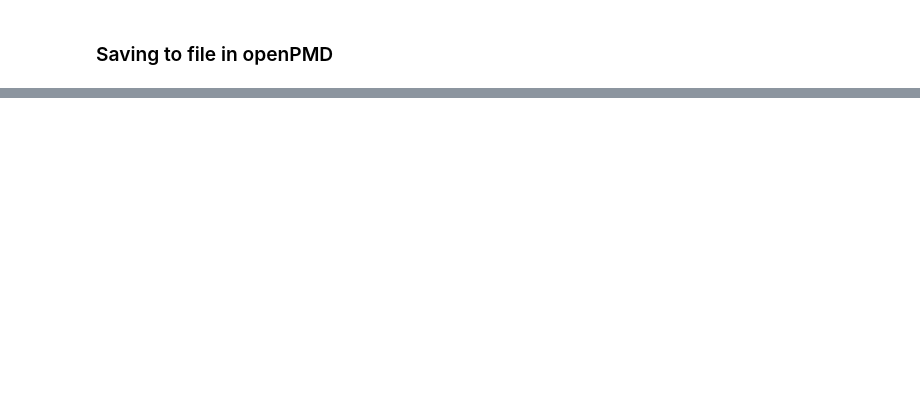
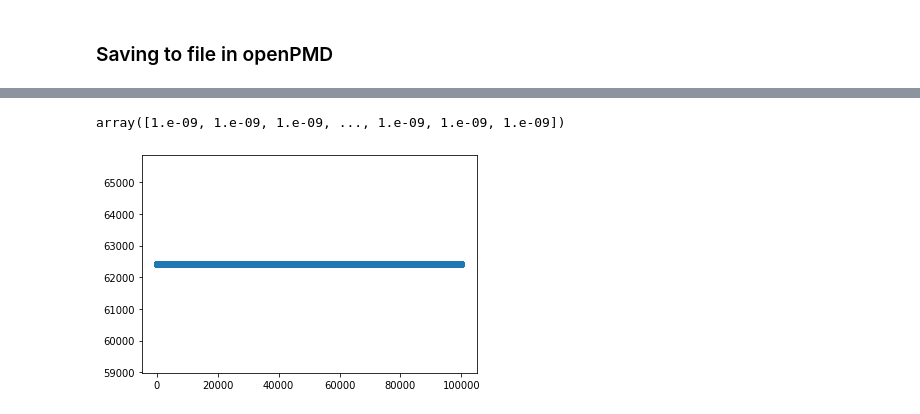
Before and after one commit to NIUaard/Generator, a Jupyter notebook: gen_gaussian-WarpX.ipynb, the cells around one changed output, grey strips where cells are left out. Saved outputs shown, nothing was run; the diff lists cells and outputs as text; code cells hidden in the pictures; blank space fills up the shorter version.

```diff
--- a/gen_gaussian-WarpX.ipynb
+++ b/gen_gaussian-WarpX.ipynb
@@ -153,0 +162,4 @@ makeopenpmd.make_openPMD(x, y, z, px, py, pz, 'init.h5', bunchCharge)
+# %%
+series = io.Series("init.h5", io.Access.read_only)
+# %%
+i = series.iterations[0]
@@ -153,0 +181,13 @@ makeopenpmd.make_openPMD(x, y, z, px, py, pz, 'init.h5', bunchCharge)
+# %%
+electrons = i.particles["myparticle"]
+# %%
+charge = electrons["charge"][io.Mesh_Record_Component.SCALAR]
+ww     = electrons["weighting"][io.Mesh_Record_Component.SCALAR]
+series.flush()
+# %%
+plt.plot (ww,'o')
+np.shape(ww)
+np.sum(charge)*ww
+# %% [output]
+array([1.e-09, 1.e-09, 1.e-09, ..., 1.e-09, 1.e-09, 1.e-09])
+[figure, added]
```
Also changed, not shown: parts of 9 cells of this notebook, 1 other file.
